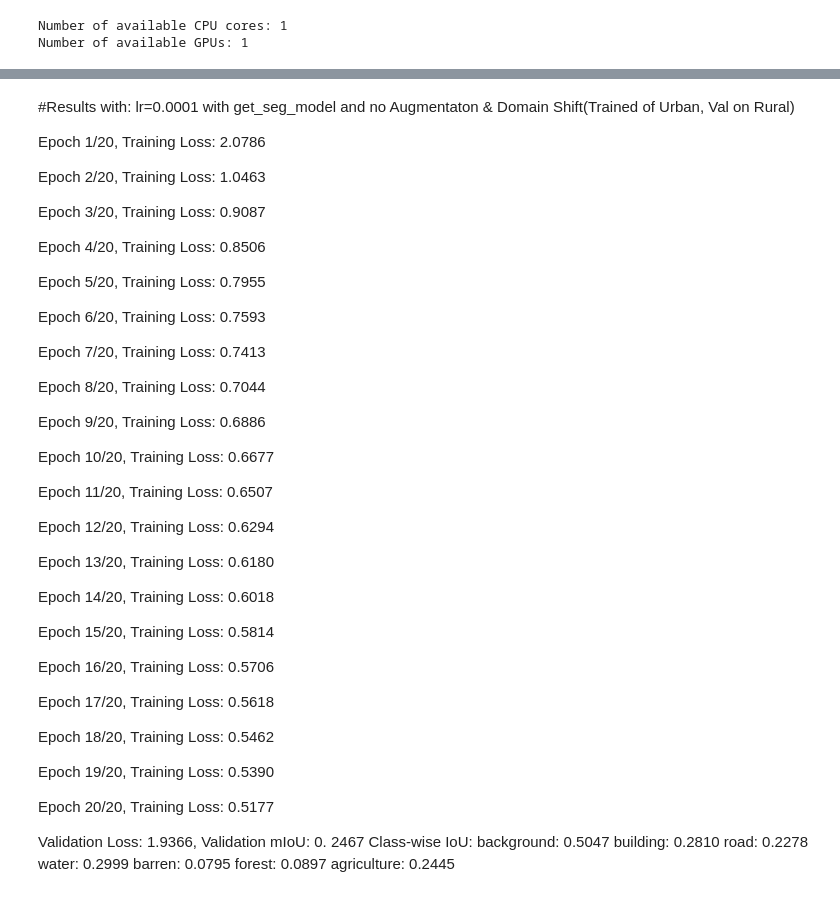
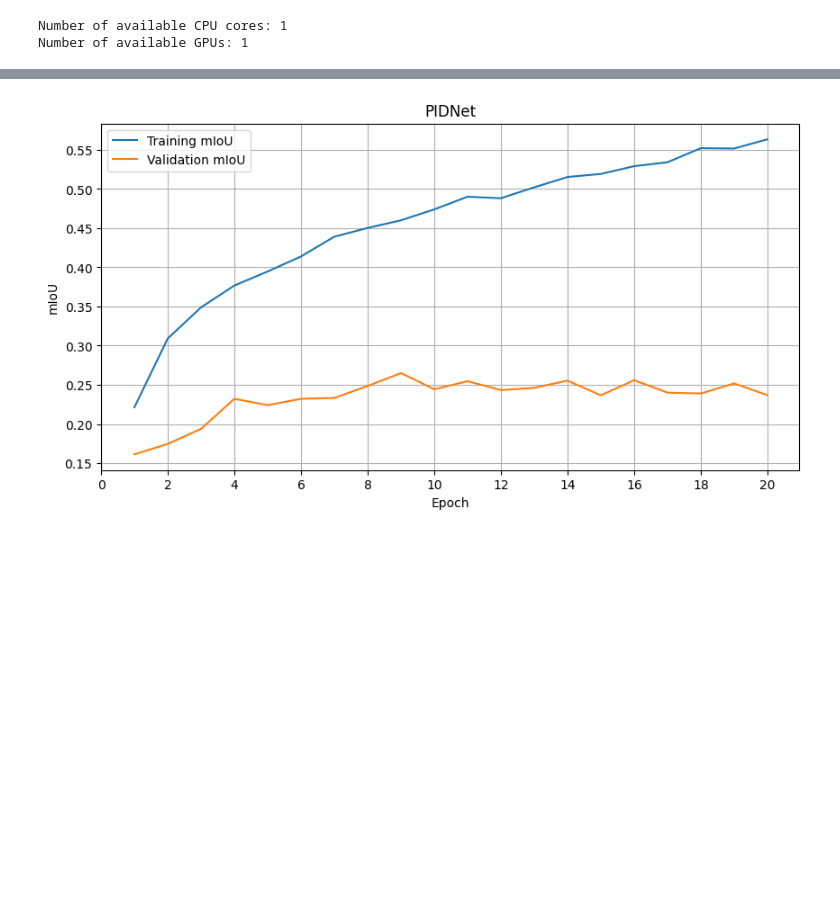
Before and after one commit to aliabbasi2000/Real-time-Domain-Adaptation-in-Semantic-Segmentation, a Jupyter notebook: step3a_PIDNet_DomainShift.ipynb, the cells around one changed output, grey strips where cells are left out. Cells and saved outputs as stored; diff of their text form; code cells hidden in the pictures; blank space fills up the shorter version.

```diff
--- a/step3a_PIDNet_DomainShift.ipynb
+++ b/step3a_PIDNet_DomainShift.ipynb
@@ -248,53 +283,15 @@ Epoch 12/20, Training Loss: 0.6540
-# %% [markdown]
-#Results with: lr=0.0001 with get_seg_model and no Augmentaton & Domain Shift(Trained of Urban, Val on Rural)
-
-Epoch 1/20, Training Loss: 2.0786
-
-Epoch 2/20, Training Loss: 1.0463
-
-Epoch 3/20, Training Loss: 0.9087
-
-Epoch 4/20, Training Loss: 0.8506
-
-Epoch 5/20, Training Loss: 0.7955
-
-Epoch 6/20, Training Loss: 0.7593
-
-Epoch 7/20, Training Loss: 0.7413
-
-Epoch 8/20, Training Loss: 0.7044
-
-Epoch 9/20, Training Loss: 0.6886
-
-Epoch 10/20, Training Loss: 0.6677
-
-Epoch 11/20, Training Loss: 0.6507
-
-Epoch 12/20, Training Loss: 0.6294
-
-Epoch 13/20, Training Loss: 0.6180
-
-Epoch 14/20, Training Loss: 0.6018
-
-Epoch 15/20, Training Loss: 0.5814
-
-Epoch 16/20, Training Loss: 0.5706
-
-Epoch 17/20, Training Loss: 0.5618
-
-Epoch 18/20, Training Loss: 0.5462
-
-Epoch 19/20, Training Loss: 0.5390
-
-Epoch 20/20, Training Loss: 0.5177
-
-Validation Loss: 1.9366, Validation mIoU: 0.
-2467
-Class-wise IoU:
-  background: 0.5047
-  building: 0.2810
-  road: 0.2278
-  water: 0.2999
-  barren: 0.0795
-  forest: 0.0897
-  agriculture: 0.2445
+# %%
+import matplotlib.pyplot as plt
+
+plt.figure(figsize=(10, 5))
+plt.plot(range(1, num_epochs + 1), epoch_train_miou, label='Training mIoU')
+plt.plot(range(1, num_epochs + 1), epoch_val_miou, label='Validation mIoU')
+plt.xlabel('Epoch')
+plt.ylabel('mIoU')
+plt.title('PIDNet')
+plt.legend()
+plt.grid(True)
+plt.xticks(range(0, num_epochs + 2, 2))
+plt.show()
+# %% [output]
+[figure, added]
```
Also changed, not shown: parts of 6 cells of this notebook.
